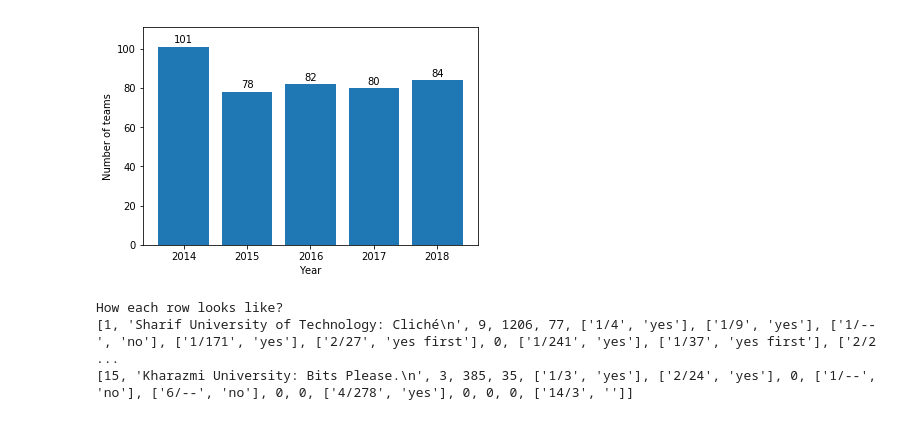
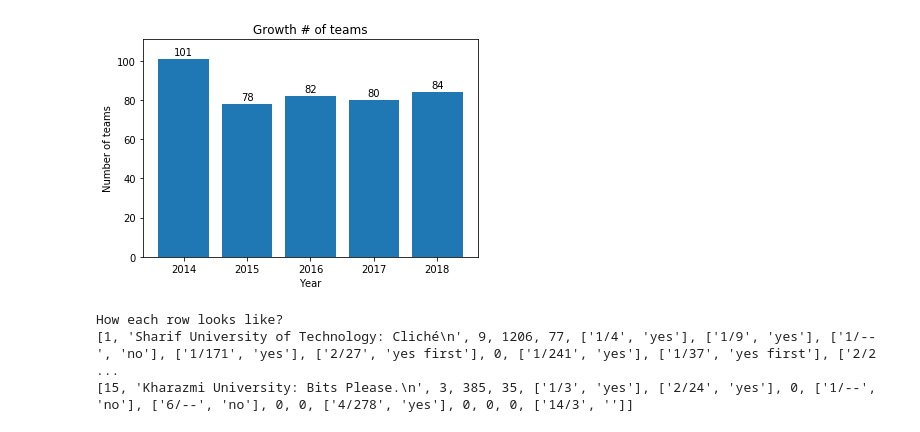
Before and after one commit to mehdikazemi8/icpc-contests, a Jupyter notebook: icpc-contests.ipynb, the cells around one changed output. Drawn from its saved outputs; the diff is of its cells as text; code cells hidden in the pictures.

```diff
--- a/icpc-contests.ipynb
+++ b/icpc-contests.ipynb
@@ -9,11 +9,12 @@ data[2018] = [['1', 'Sharif University of Technology: Kolompeh', 10, 1399, 120,
 
 import matplotlib.pyplot as plt
 
-def create_bar_chart(x, y, xlabel, ylabel):
+def create_bar_chart(x, y, xlabel, ylabel, title=""):
     h = plt.bar(x, y)
     plt.xlabel(xlabel)
     plt.ylabel(ylabel)
     plt.ylim(0, max(y) + 10)
+    plt.title(title)
 
     for i in range(len(x)):
         year_value, count = x[i], y[i]
@@ -23,9 +24,9 @@ def create_bar_chart(x, y, xlabel, ylabel):
 # %%
 years = list(data.keys())
 number_of_teams = [len(value) for key, value in data.items()]
-create_bar_chart(years, number_of_teams, "Year", "Number of teams")
+create_bar_chart(years, number_of_teams, "Year", "Number of teams", "Growth # of teams")
 # %% [output]
-[figure, old version]
+[figure, new version]
 # %%
 print("How each row looks like?")
 print(data[2017][0])
```
Also changed, not shown: parts of 6 cells of this notebook, 2 other files.
